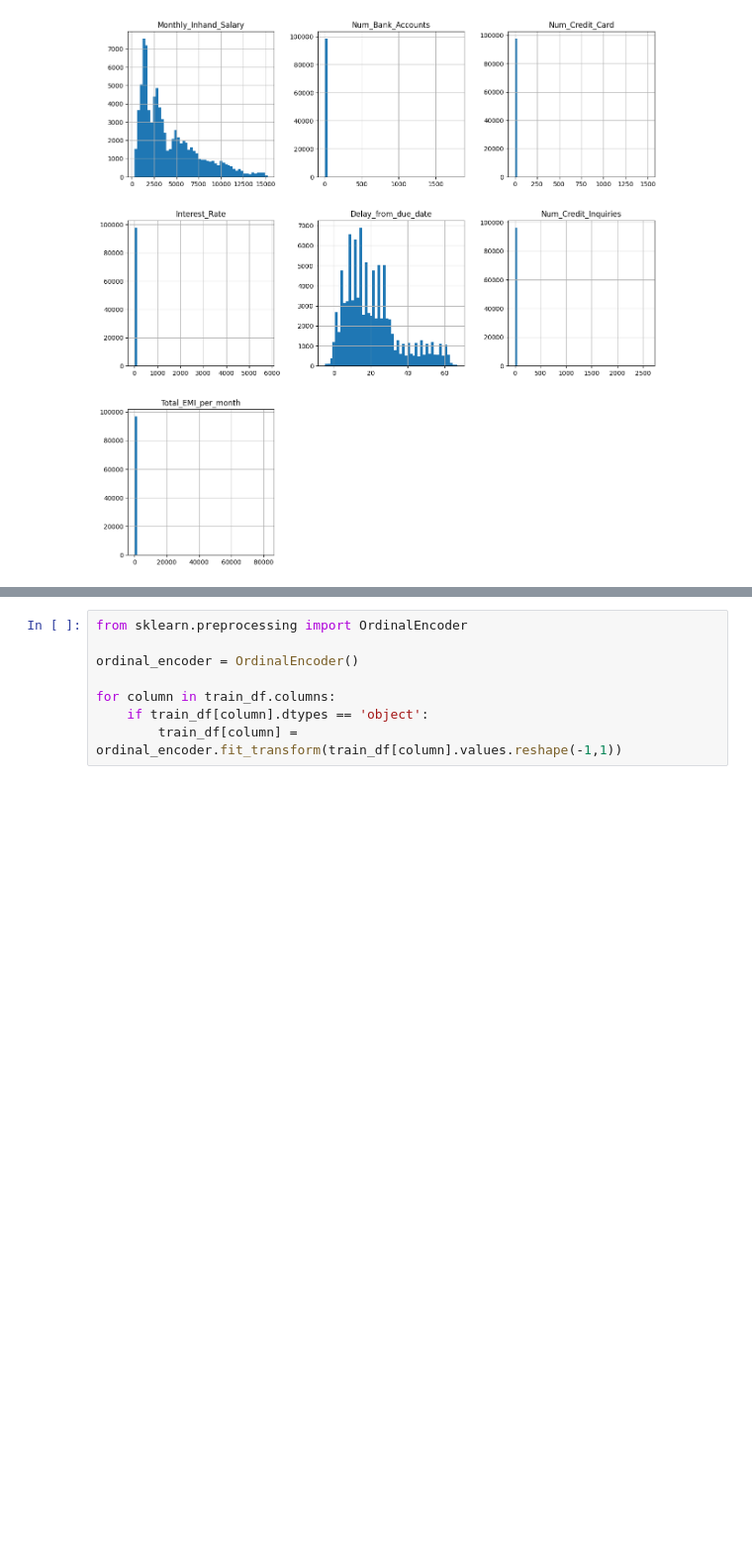
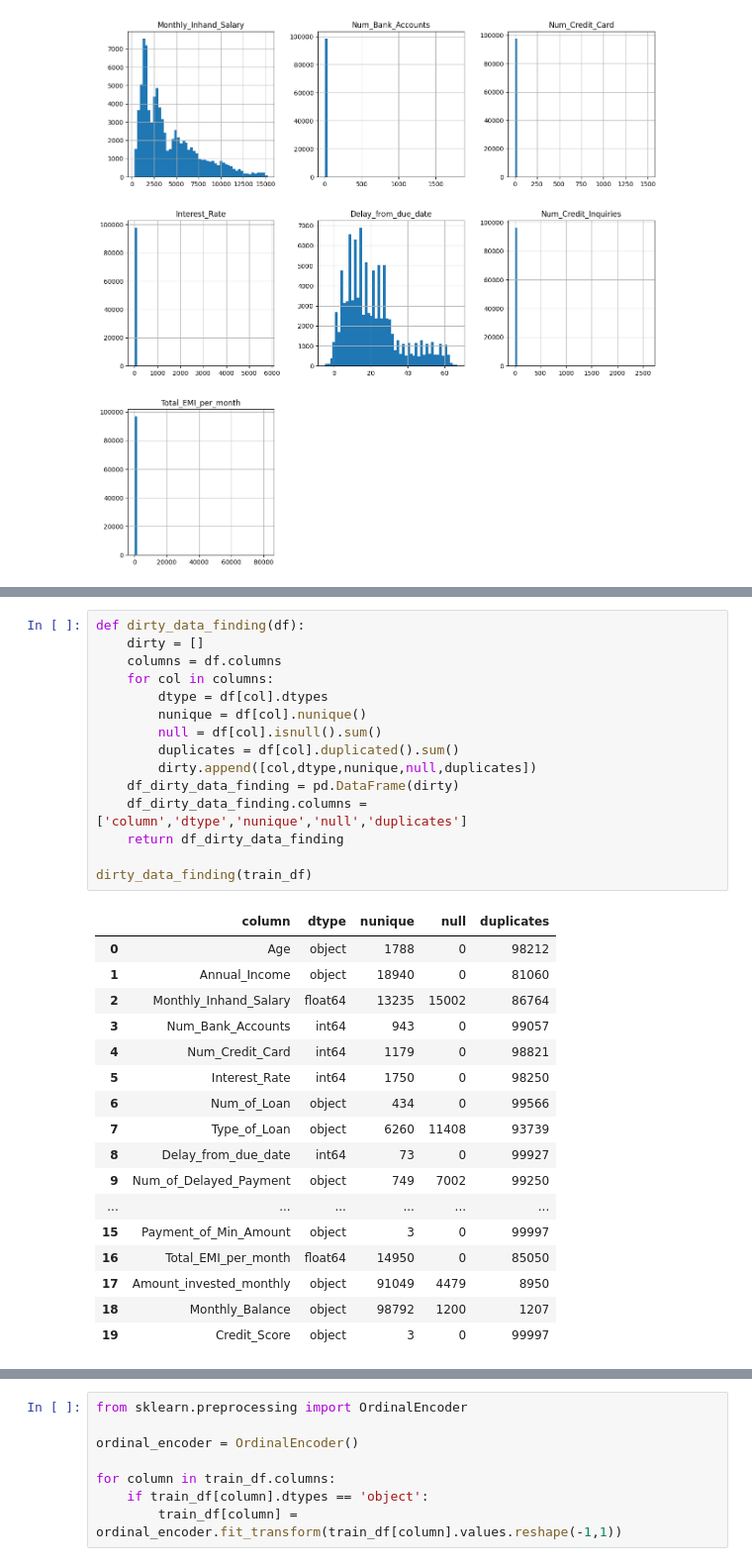
Before and after one commit to nvbinh15/credit-assessment-microservice, a Jupyter notebook: credit_score_classification.ipynb, the cells around one changed output, grey strips where cells are left out. Shown: that part at 99% size. Drawn from its saved outputs; the diff is of its cells as text; blank space fills up the shorter version.

```diff
--- a/credit_score_classification.ipynb
+++ b/credit_score_classification.ipynb
@@ -68,3 +68,36 @@ train_df.head()
 | 2 | -500 | 19114.12 | NaN | 3 | 4 | 3 | ... |
 | 3 | 23 | 19114.12 | NaN | 3 | 4 | 3 | ... |
 | 4 | 23 | 19114.12 | 1824.843333 | 3 | 4 | 3 | ... |
+# %%
+def dirty_data_finding(df):
+    dirty = []
+    columns = df.columns
+    for col in columns:
+        dtype = df[col].dtypes
+        nunique = df[col].nunique()
+        null = df[col].isnull().sum()
+        duplicates = df[col].duplicated().sum()
+        dirty.append([col,dtype,nunique,null,duplicates])
+    df_dirty_data_finding = pd.DataFrame(dirty)
+    df_dirty_data_finding.columns = ['column','dtype','nunique','null','duplicates']
+    return df_dirty_data_finding
+
+dirty_data_finding(train_df)
+# %% [output]
+|  | column | dtype | nunique | null | duplicates |
+| 0 | Age | object | 1788 | 0 | 98212 |
+| 1 | Annual_Income | object | 18940 | 0 | 81060 |
+| 2 | Monthly_Inhand_Salary | float64 | 13235 | 15002 | 86764 |
+| 3 | Num_Bank_Accounts | int64 | 943 | 0 | 99057 |
+| 4 | Num_Credit_Card | int64 | 1179 | 0 | 98821 |
+| 5 | Interest_Rate | int64 | 1750 | 0 | 98250 |
+| 6 | Num_of_Loan | object | 434 | 0 | 99566 |
+| 7 | Type_of_Loan | object | 6260 | 11408 | 93739 |
+| 8 | Delay_from_due_date | int64 | 73 | 0 | 99927 |
+| 9 | Num_of_Delayed_Payment | object | 749 | 7002 | 99250 |
+| ... | ... | ... | ... | ... | ... |
+| 15 | Payment_of_Min_Amount | object | 3 | 0 | 99997 |
+| 16 | Total_EMI_per_month | float64 | 14950 | 0 | 85050 |
+| 17 | Amount_invested_monthly | object | 91049 | 4479 | 8950 |
+| 18 | Monthly_Balance | object | 98792 | 1200 | 1207 |
+| 19 | Credit_Score | object | 3 | 0 | 99997 |
```
Also changed, not shown: parts of 18 cells of this notebook.
